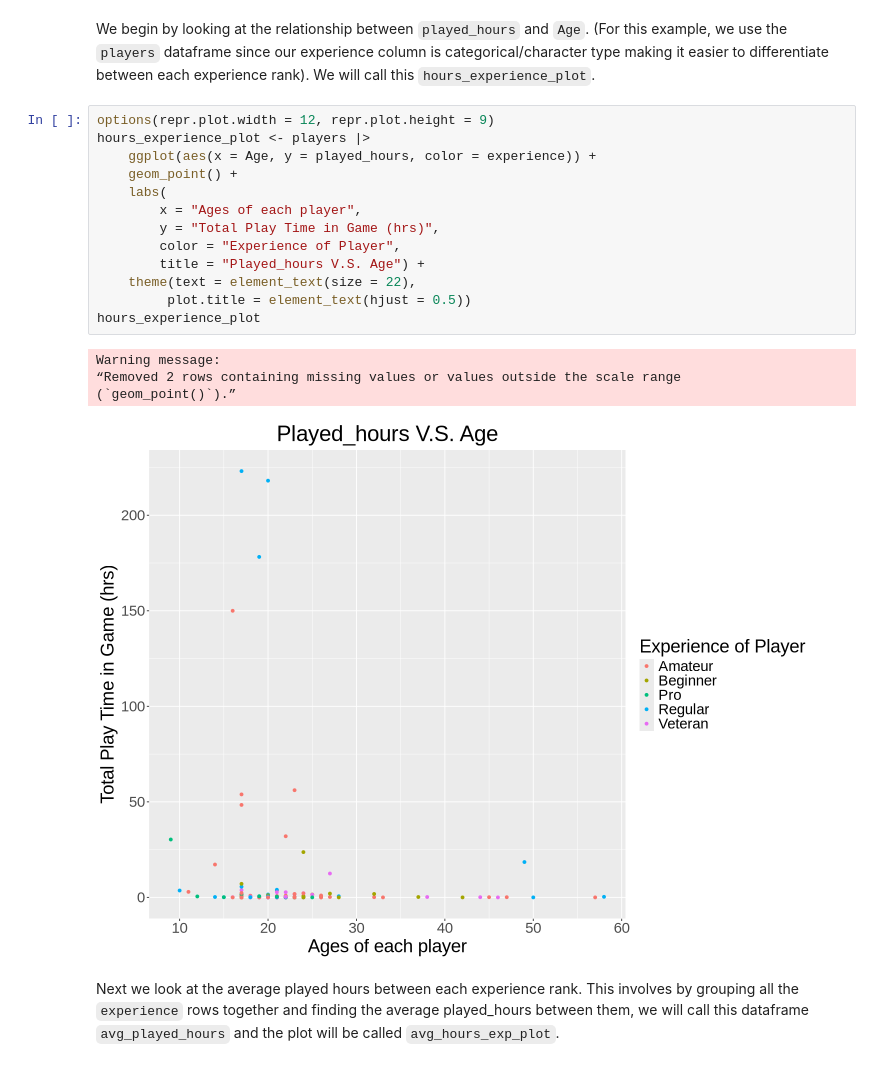
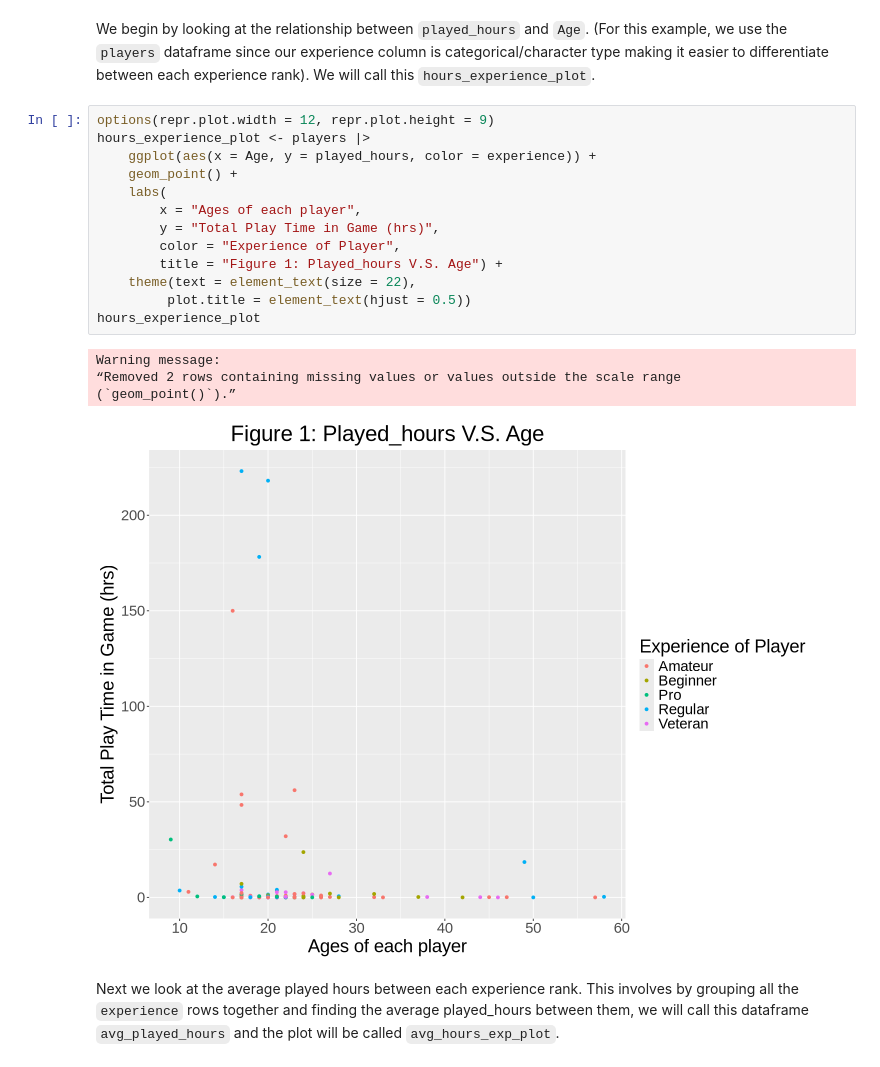
Before and after one commit to iSqlqmi/dsci_100_group_project, a Jupyter notebook: project_final_report.ipynb, the cells around one changed output. Cells and saved outputs as stored; diff of their text form.

```diff
--- a/project_final_report.ipynb
+++ b/project_final_report.ipynb
@@ -181,21 +181,21 @@ We begin by looking at the relationship between `played_hours` and `Age`. (For t
 # %%
 options(repr.plot.width = 12, repr.plot.height = 9)
 hours_experience_plot <- players |>
     ggplot(aes(x = Age, y = played_hours, color = experience)) +
     geom_point() +
     labs(
         x = "Ages of each player",
         y = "Total Play Time in Game (hrs)",
         color = "Experience of Player",
-        title = "Played_hours V.S. Age") +
+        title = "Figure 1: Played_hours V.S. Age") +
     theme(text = element_text(size = 22),
          plot.title = element_text(hjust = 0.5))
 hours_experience_plot
 # %% [output]
 Warning message:
 “Removed 2 rows containing missing values or values outside the scale range
 (`geom_point()`).”
-[figure, old version]
+[figure, new version]
 # %% [markdown]
 Next we look at the average played hours between each experience rank. This involves by grouping all the `experience` rows together and finding the average played_hours between them, we will call this dataframe `avg_played_hours` and the plot will be called `avg_hours_exp_plot`.
 # %%
```
Also changed, not shown: parts of 8 cells of this notebook.
